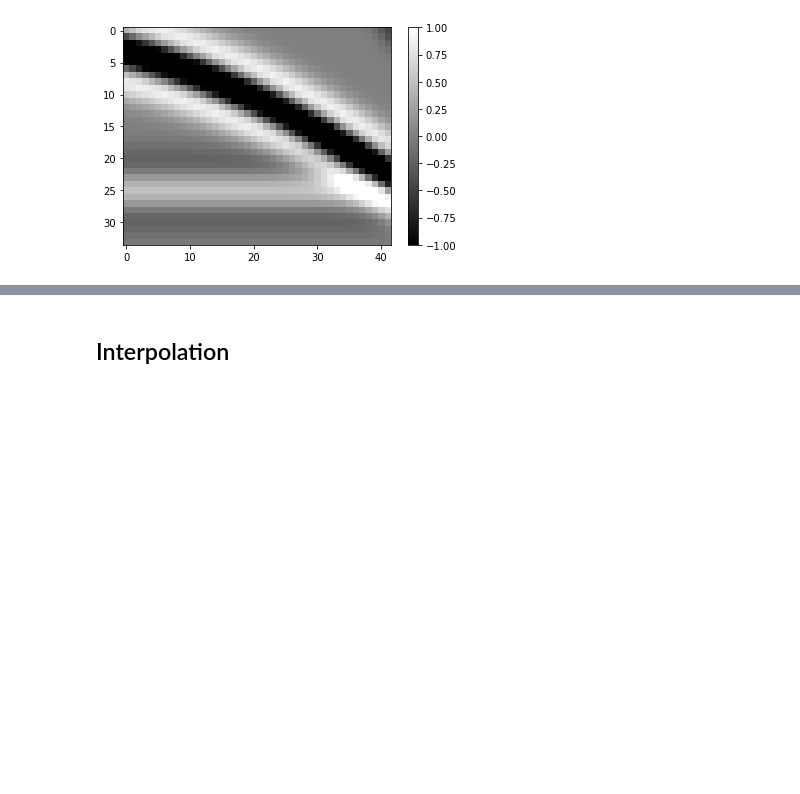
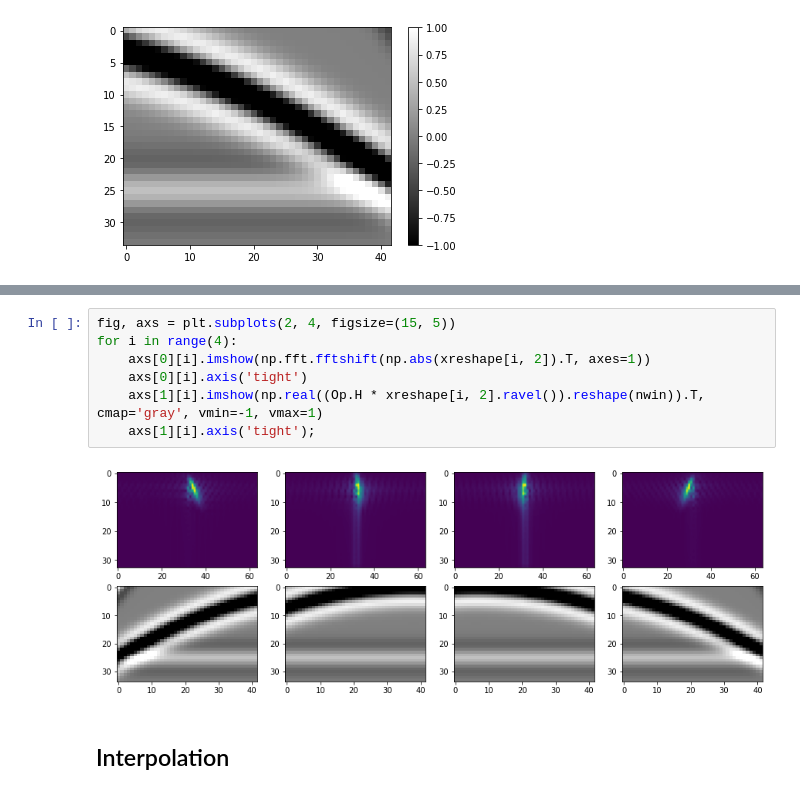
Before and after one commit to PyLops/pylops_notebooks, a Jupyter notebook: developement/Patching.ipynb, the cells around one changed output, grey strips where cells are left out. Saved outputs shown, nothing was run; the diff lists cells and outputs as text; blank space fills up the shorter version.

```diff
--- a/developement/Patching.ipynb
+++ b/developement/Patching.ipynb
@@ -486,3 +546,12 @@ for i in range(4):
+# %%
+fig, axs = plt.subplots(2, 4, figsize=(15, 5))
+for i in range(4):
+    axs[0][i].imshow(np.fft.fftshift(np.abs(xreshape[i, 2]).T, axes=1))
+    axs[0][i].axis('tight')
+    axs[1][i].imshow(np.real((Op.H * xreshape[i, 2].ravel()).reshape(nwin)).T, cmap='gray', vmin=-1, vmax=1)
+    axs[1][i].axis('tight');
+# %% [output]
+[figure, added]
 # %% [markdown]
 ## Interpolation
 # %%
```
Also changed, not shown: parts of 9 cells of this notebook, 1 other file.
